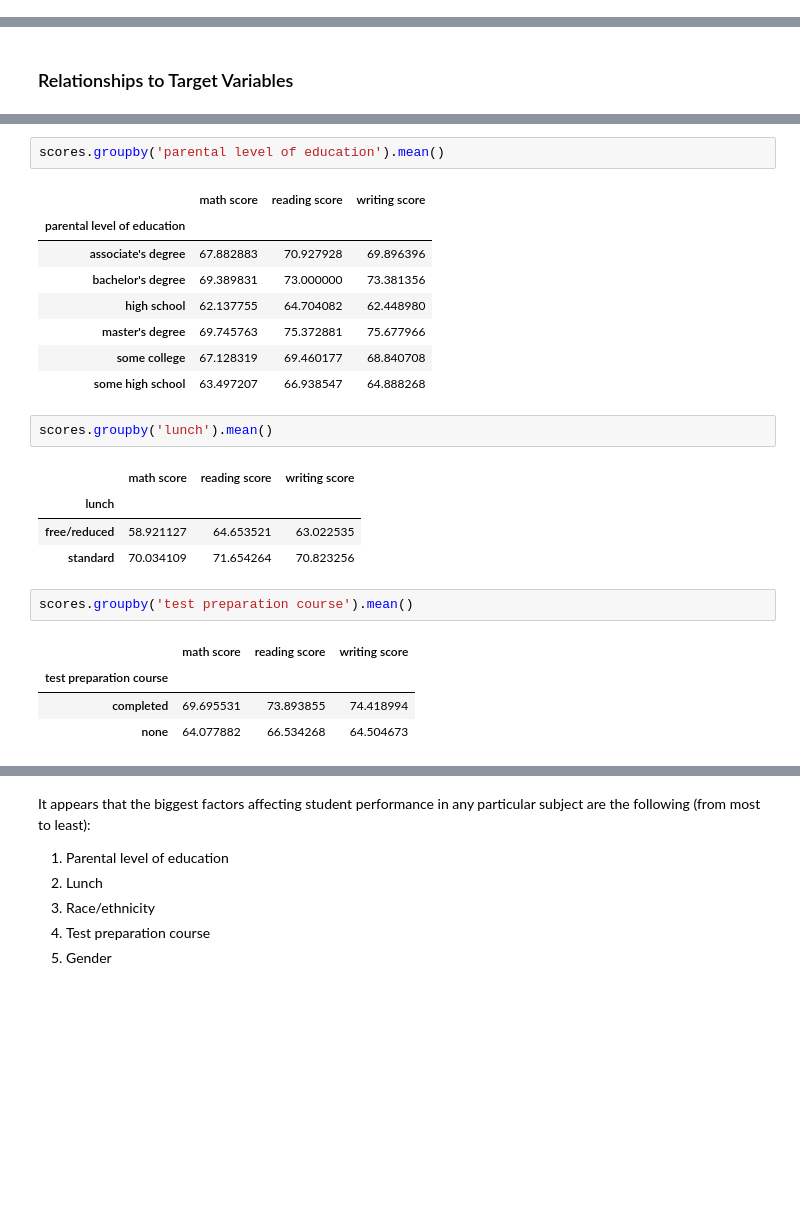
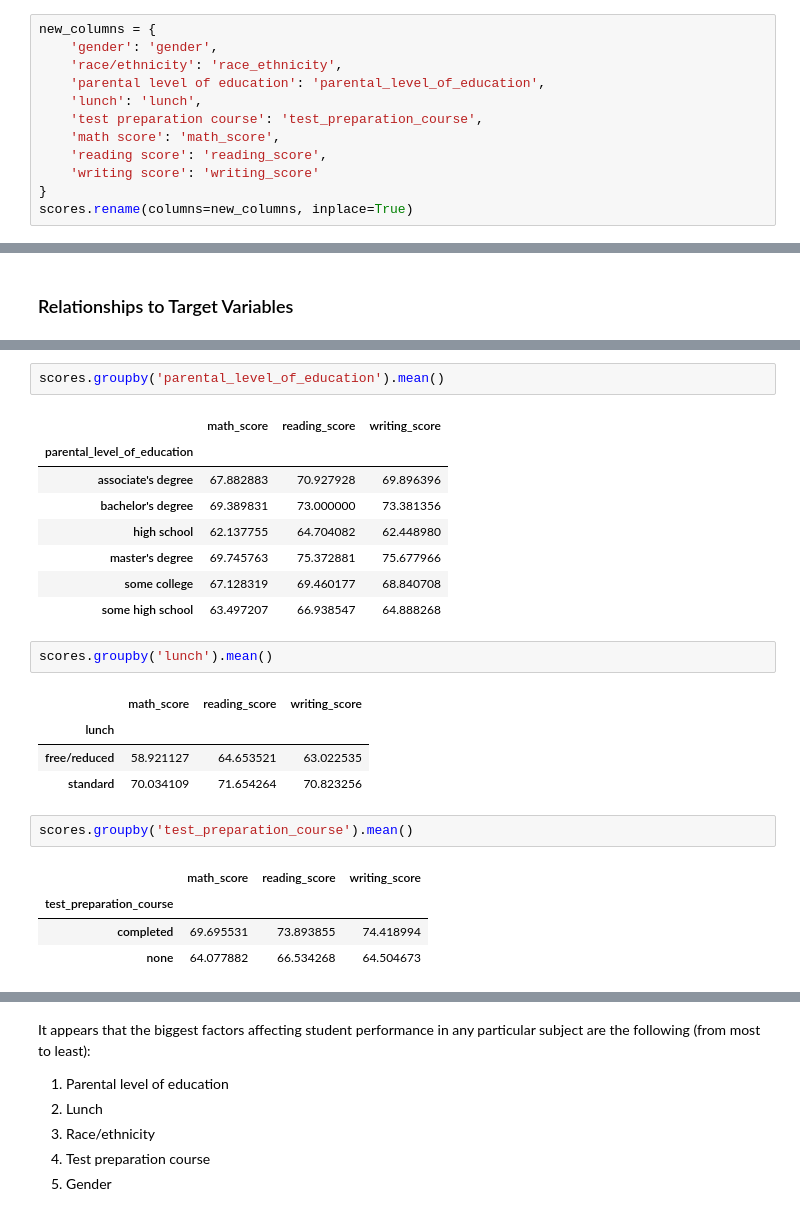
Before and after one commit to albert-ntiri/student_performance, a Jupyter notebook: Student_Performance_EDA.ipynb, the cells around one changed output, grey strips where cells are left out. Drawn from its saved outputs; the diff is of its cells as text; blank space fills up the shorter version.

```diff
--- a/Student_Performance_EDA.ipynb
+++ b/Student_Performance_EDA.ipynb
@@ -64,6 +64,18 @@ scores.describe(include='all')
 sum(scores.duplicated())
 # %% [output]
 0
+# %%
+new_columns = {
+    'gender': 'gender',
+    'race/ethnicity': 'race_ethnicity',
+    'parental level of education': 'parental_level_of_education',
+    'lunch': 'lunch',
+    'test preparation course': 'test_preparation_course',
+    'math score': 'math_score',
+    'reading score': 'reading_score',
+    'writing score': 'writing_score'
+}
+scores.rename(columns=new_columns, inplace=True)
 # %%
 # Unique values of each categorical variable.
 scores['gender'].unique()
@@ -195,10 +207,10 @@ scores.groupby('race/ethnicity').mean()
 | group D | 67.362595 | 70.030534 | 70.145038 |
 | group E | 73.821429 | 73.028571 | 71.407143 |
 # %%
-scores.groupby('parental level of education').mean()
+scores.groupby('parental_level_of_education').mean()
 # %% [output]
-|  | math score | reading score | writing score |
-| parental level of education |  |  |  |
+|  | math_score | reading_score | writing_score |
+| parental_level_of_education |  |  |  |
 | associate's degree | 67.882883 | 70.927928 | 69.896396 |
 | bachelor's degree | 69.389831 | 73.000000 | 73.381356 |
 | high school | 62.137755 | 64.704082 | 62.448980 |
@@ -208,15 +220,15 @@ scores.groupby('parental level of education').mean()
 # %%
 scores.groupby('lunch').mean()
 # %% [output]
-|  | math score | reading score | writing score |
+|  | math_score | reading_score | writing_score |
 | lunch |  |  |  |
 | free/reduced | 58.921127 | 64.653521 | 63.022535 |
 | standard | 70.034109 | 71.654264 | 70.823256 |
 # %%
-scores.groupby('test preparation course').mean()
+scores.groupby('test_preparation_course').mean()
 # %% [output]
-|  | math score | reading score | writing score |
-| test preparation course |  |  |  |
+|  | math_score | reading_score | writing_score |
+| test_preparation_course |  |  |  |
 | completed | 69.695531 | 73.893855 | 74.418994 |
 | none | 64.077882 | 66.534268 | 64.504673 |
 # %%
```
Also changed, not shown: parts of 62 cells of this notebook.
